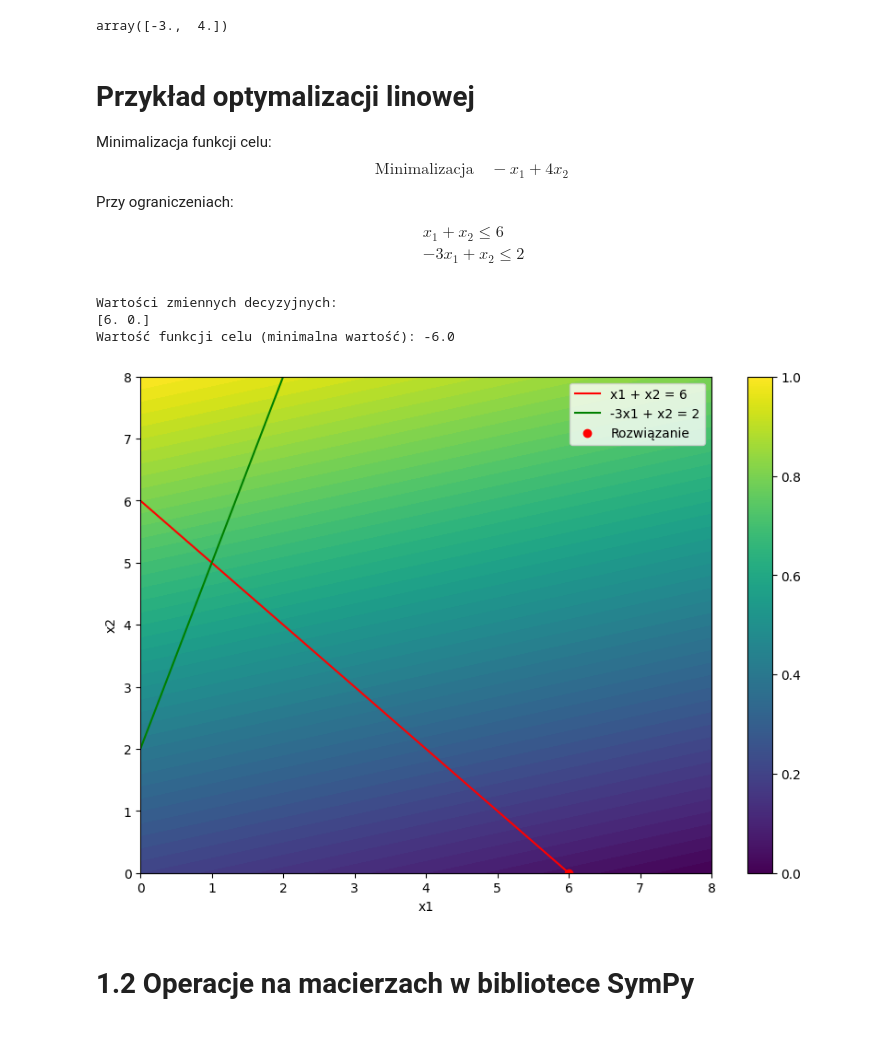
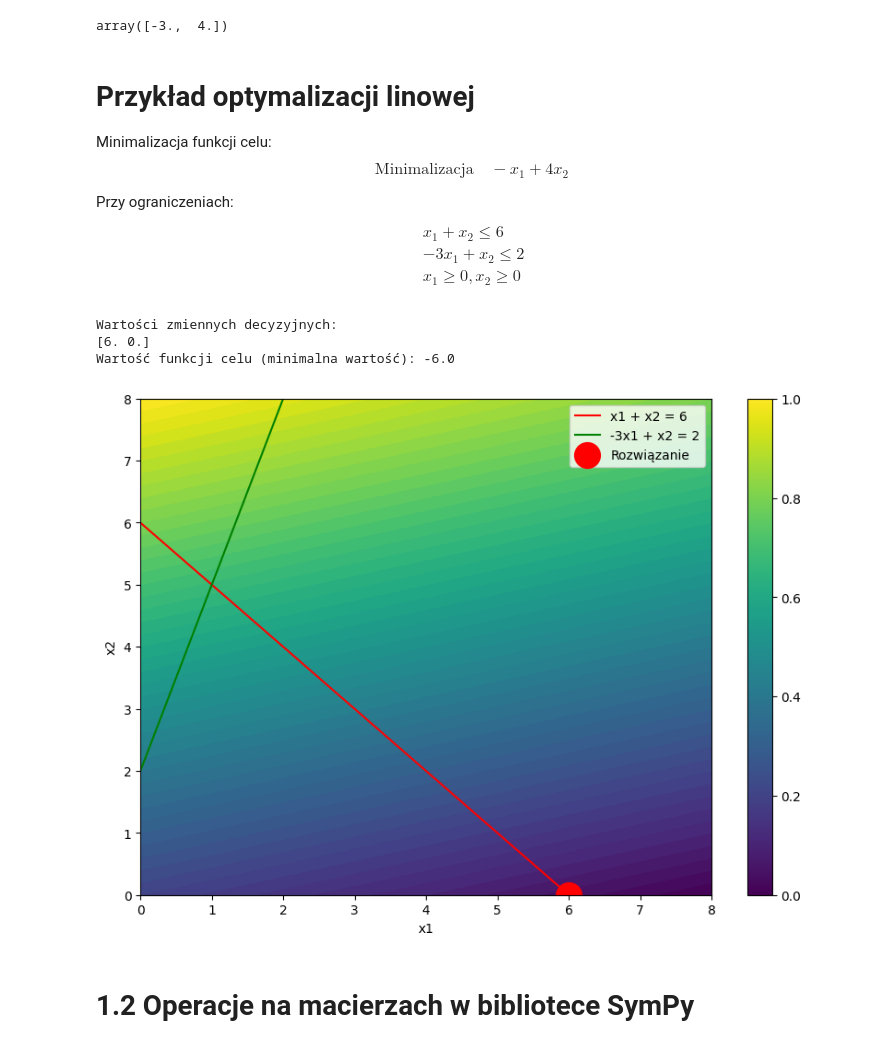
Before and after one commit to dchorazkiewicz/Modern_Physics, a Jupyter notebook: 01_Matematyka/01_Algebra_liniowa.ipynb, the cells around one changed output. Drawn from its saved outputs; the diff is of its cells as text; code cells hidden in the pictures.

```diff
--- a/01_Matematyka/01_Algebra_liniowa.ipynb
+++ b/01_Matematyka/01_Algebra_liniowa.ipynb
@@ -141,17 +141,25 @@ $$
 Przy ograniczeniach:
 \begin{align*}
 & x_1 + x_2 \leq 6 \\
-& -3x_1 + x_2 \leq 2
+& -3x_1 + x_2 \leq 2\\
+& x_1 \geq 0, x_2 \geq 0
 \end{align*}
 # %%
+import numpy as np
+import matplotlib.pyplot as plt
 from scipy.optimize import linprog
+
 # Definicja funkcji celu i ograniczeń
 c = np.array([-1, 4])  # współczynniki funkcji celu do minimalizacji: -x1 + 4x2
 A = np.array([[1, 1], [-3, 1]])  # macierz współczynników ograniczeń lewostronnych
 b = np.array([6, 2])  # wektor ograniczeń lewostronnych
 
-# Rozwiązanie problemu optymalizacji liniowej
-res = linprog(c, A_ub=A, b_ub=b)
+# Dodanie ograniczeń non-negativity dla x1 i x2
+x1_bounds = (0, None)
+x2_bounds = (0, None)
+
+# Rozwiązanie problemu optymalizacji liniowej z uwzględnieniem ograniczeń non-negativity
+res = linprog(c, A_ub=A, b_ub=b, bounds=[x1_bounds, x2_bounds])
 
 # Wydrukowanie wyników
 print("Wartości zmiennych decyzyjnych:")
@@ -162,29 +170,30 @@ Wartości zmiennych decyzyjnych:
 [6. 0.]
 Wartość funkcji celu (minimalna wartość): -6.0
 # %%
-# Zróbmy wykres funkcji celu jako ciepłokształtny wykres
-import matplotlib.pyplot as plt
-
+# Wizualizacja
 fig, ax = plt.subplots()
-# wielkość wykresu
-fig.set_size_inches(10,7)
+fig.set_size_inches(10, 7)
 
 x1 = np.linspace(0, 8, 100)
 x2 = np.linspace(0, 8, 100)
 X1, X2 = np.meshgrid(x1, x2)
 Z = -X1 + 4*X2
 
 plt.contourf(X1, X2, Z, levels=50)
 plt.plot([0, 6], [6, 0], 'r', label='x1 + x2 = 6')
 plt.plot([0, 2], [2, 8], 'g', label='-3x1 + x2 = 2')
-plt.scatter(res.x[0], res.x[1], color='red', label='Rozwiązanie')
+plt.scatter(res.x[0], res.x[1], color='red', label='Rozwiązanie', s=400)
 plt.xlabel('x1')
 plt.ylabel('x2')
 plt.legend()
 plt.colorbar()
+
+plt.xlim(0, 8)
+plt.ylim(0, 8)
+
 plt.show()
 # %% [output]
-[figure, old version]
+[figure, new version]
 # %% [markdown]
 # 1.2 Operacje na macierzach w bibliotece SymPy
 # %%
```
Also changed, not shown: parts of 7 cells of this notebook.
